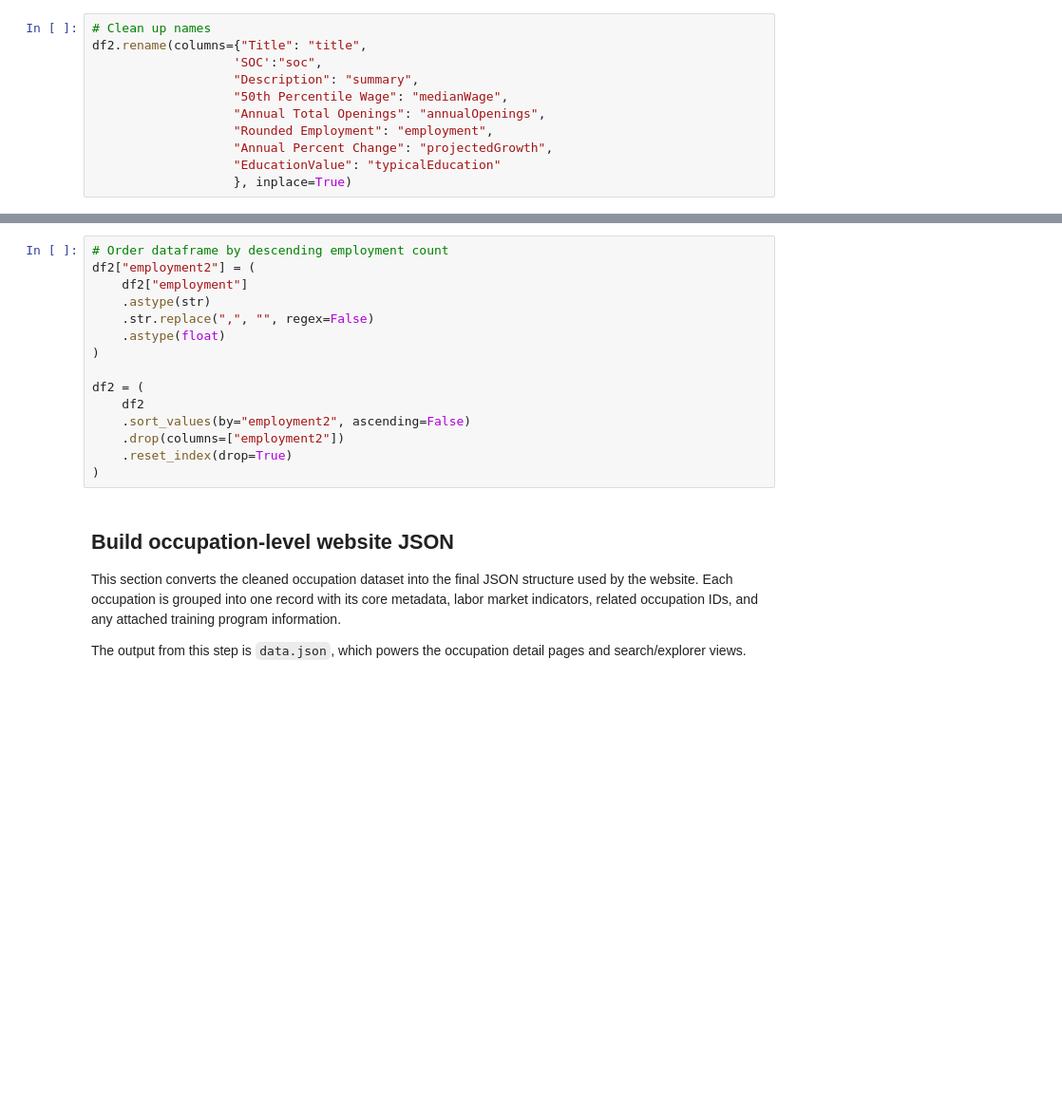
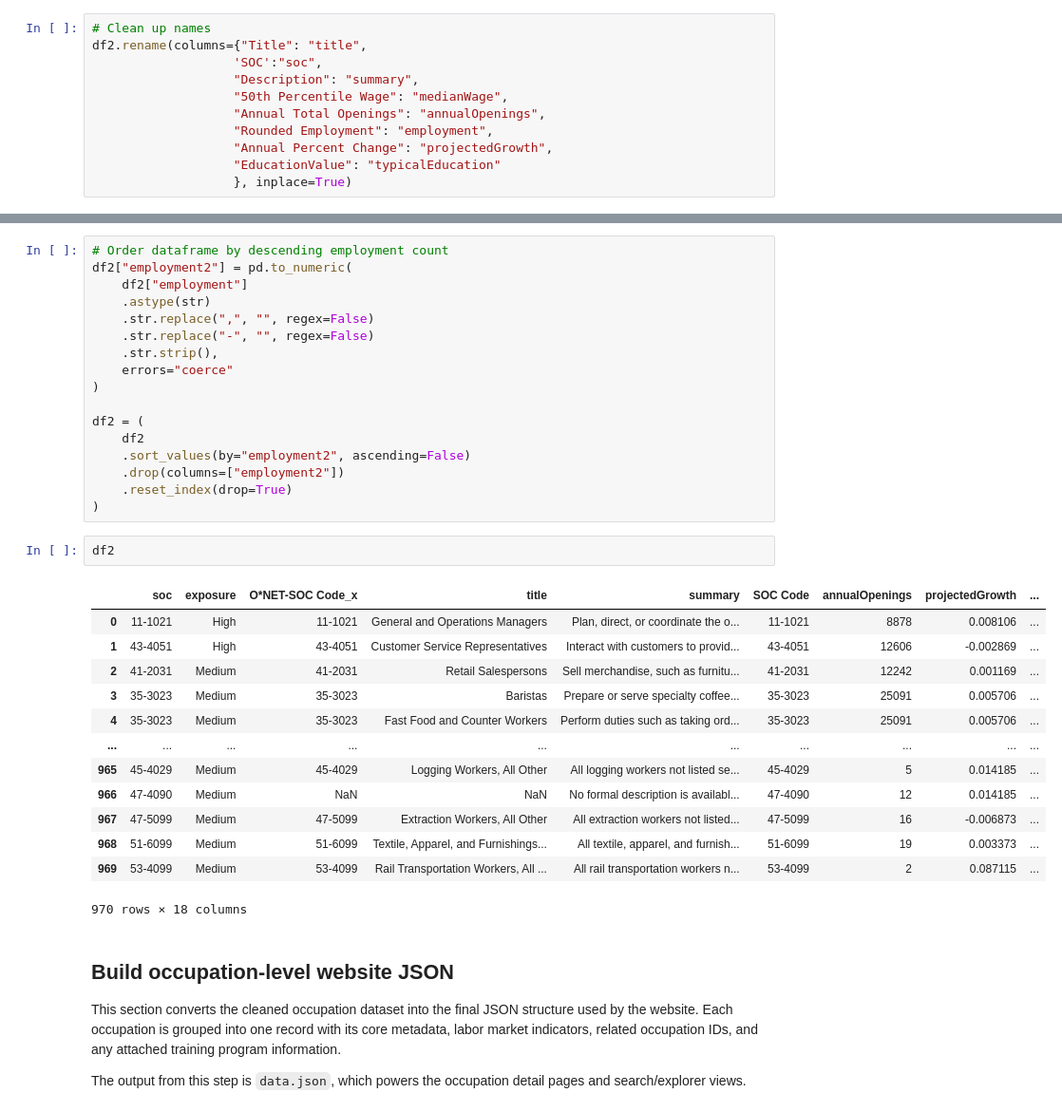
Before and after one commit to aipathways/aipathways.github.io, a Jupyter notebook: Materials/conversion.ipynb, the cells around one changed output, grey strips where cells are left out. Shown at 95% size. Saved outputs shown, nothing was run; the diff lists cells and outputs as text; blank space fills up the shorter version.

```diff
--- a/Materials/conversion.ipynb
+++ b/Materials/conversion.ipynb
@@ -331,10 +349,12 @@ df2.rename(columns={"Title": "title",
 # %%
 # Order dataframe by descending employment count
-df2["employment2"] = (
+df2["employment2"] = pd.to_numeric(
     df2["employment"]
     .astype(str)
     .str.replace(",", "", regex=False)
-    .astype(float)
+    .str.replace("-", "", regex=False)
+    .str.strip(),
+    errors="coerce"
 )
 
 df2 = (
@@ -343,6 +363,22 @@ df2 = (
     .drop(columns=["employment2"])
     .reset_index(drop=True)
 )
+# %%
+df2
+# %% [output]
+|  | soc | exposure | O*NET-SOC Code_x | title | summary | SOC Code | annualOpenings | projectedGrowth | ... |
+| 0 | 11-1021 | High | 11-1021 | General and Operations Managers | Plan, direct, or coordinate the o... | 11-1021 | 8878 | 0.008106 | ... |
+| 1 | 43-4051 | High | 43-4051 | Customer Service Representatives | Interact with customers to provid... | 43-4051 | 12606 | -0.002869 | ... |
+| 2 | 41-2031 | Medium | 41-2031 | Retail Salespersons | Sell merchandise, such as furnitu... | 41-2031 | 12242 | 0.001169 | ... |
+| 3 | 35-3023 | Medium | 35-3023 | Baristas | Prepare or serve specialty coffee... | 35-3023 | 25091 | 0.005706 | ... |
+| 4 | 35-3023 | Medium | 35-3023 | Fast Food and Counter Workers | Perform duties such as taking ord... | 35-3023 | 25091 | 0.005706 | ... |
+| ... | ... | ... | ... | ... | ... | ... | ... | ... | ... |
+| 965 | 45-4029 | Medium | 45-4029 | Logging Workers, All Other | All logging workers not listed se... | 45-4029 | 5 | 0.014185 | ... |
+| 966 | 47-4090 | Medium | NaN | NaN | No formal description is availabl... | 47-4090 | 12 | 0.014185 | ... |
+| 967 | 47-5099 | Medium | 47-5099 | Extraction Workers, All Other | All extraction workers not listed... | 47-5099 | 16 | -0.006873 | ... |
+| 968 | 51-6099 | Medium | 51-6099 | Textile, Apparel, and Furnishings... | All textile, apparel, and furnish... | 51-6099 | 19 | 0.003373 | ... |
+| 969 | 53-4099 | Medium | 53-4099 | Rail Transportation Workers, All ... | All rail transportation workers n... | 53-4099 | 2 | 0.087115 | ... |
+970 rows × 18 columns
 # %% [markdown]
 ## Build occupation-level website JSON
 
```
Also changed, not shown: parts of 31 cells of this notebook, 3 other files.
